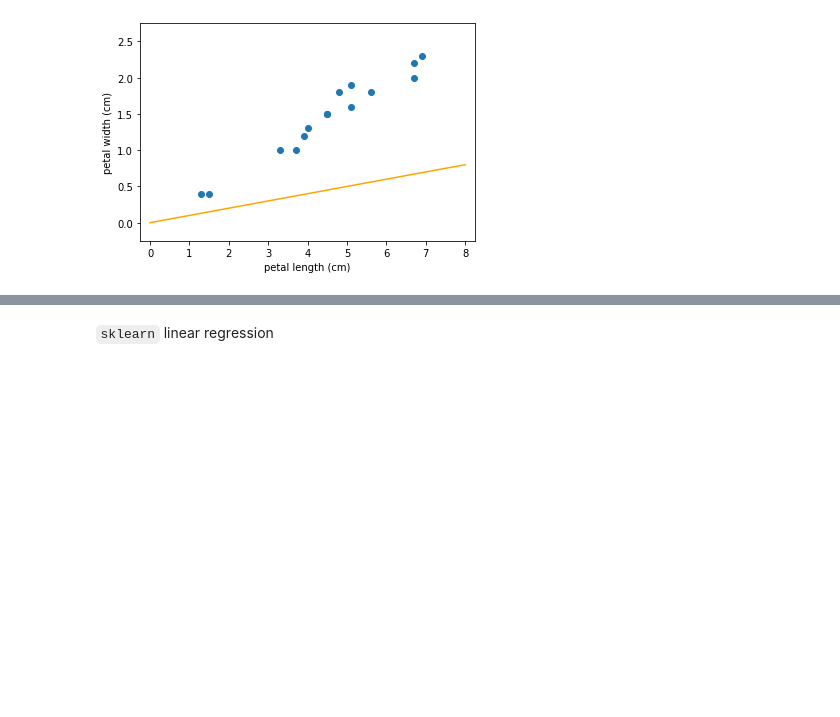
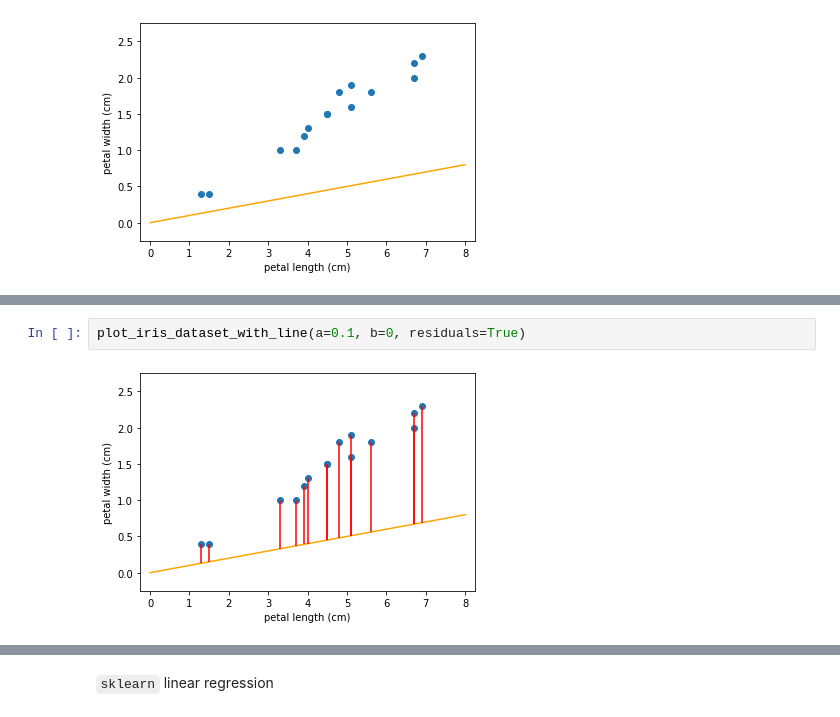
Before and after one commit to kamilest/oxwocs-girls-who-ml-2021, a Jupyter notebook: linear_regression.ipynb, the cells around one changed output, grey strips where cells are left out. Cells and saved outputs as stored; diff of their text form; blank space fills up the shorter version.

```diff
--- a/linear_regression.ipynb
+++ b/linear_regression.ipynb
@@ -132,0 +147,4 @@ plot_iris_dataset_with_line(a, b)
+# %%
+plot_iris_dataset_with_line(a=0.1, b=0, residuals=True)
+# %% [output]
+[figure, added]
```
Also changed, not shown: parts of 7 cells of this notebook.
